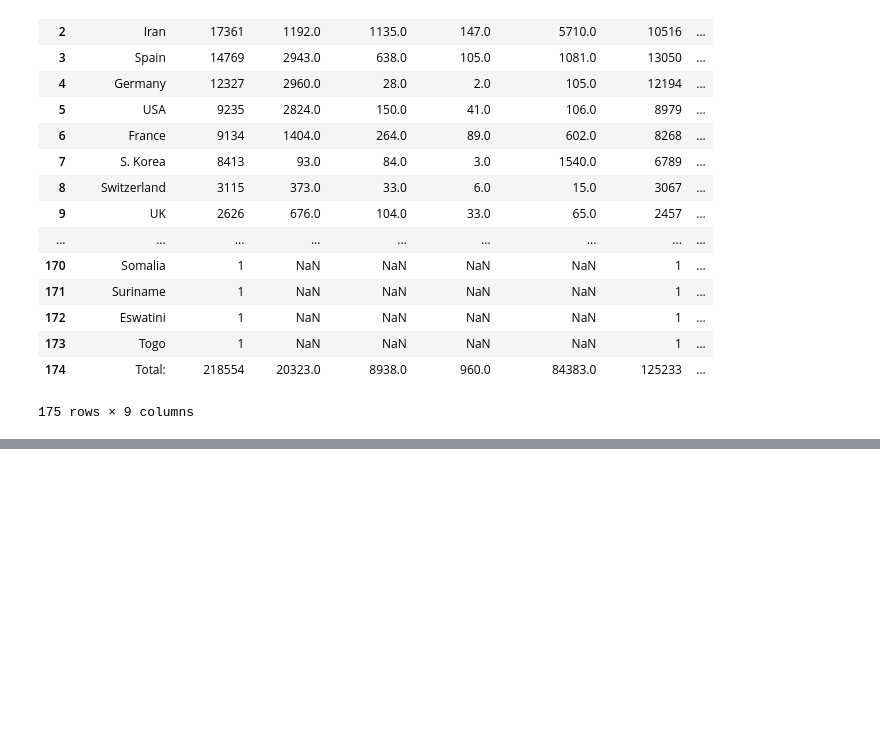
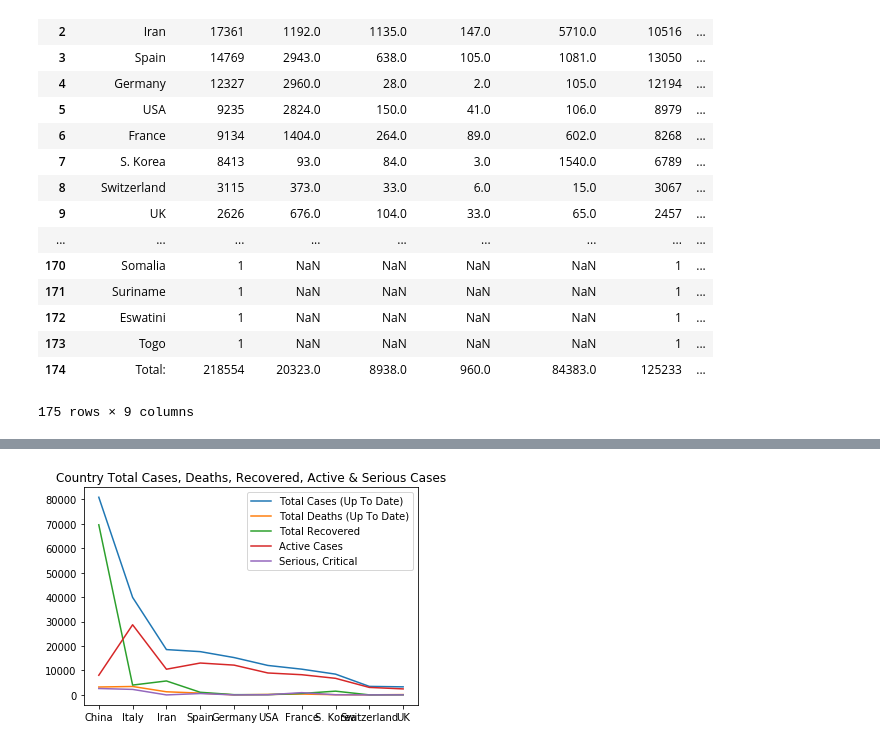
Before and after one commit to shahsajil/COVID-19-Python-Project, a Jupyter notebook: Covid_19_PythonProject_2020.ipynb, the cells around one changed output, grey strips where cells are left out. Saved outputs shown, nothing was run; the diff lists cells and outputs as text; code cells hidden in the pictures; blank space fills up the shorter version.

```diff
--- a/Covid_19_PythonProject_2020.ipynb
+++ b/Covid_19_PythonProject_2020.ipynb
@@ -55,0 +155,13 @@ df
+# %%
+newtable = df[["Country, Other", "Total Cases (Up To Date)", "Total Deaths (Up To Date)", "Total Recovered", "Active Cases", "Serious, Critical"]][:10]
+# %%
+plt.title('Country Total Cases, Deaths, Recovered, Active & Serious Cases')
+plt.plot(newtable["Country, Other"], newtable["Total Cases (Up To Date)"])
+plt.plot(newtable["Country, Other"], newtable["Total Deaths (Up To Date)"])
+plt.plot(newtable["Country, Other"], newtable["Total Recovered"])
+plt.plot(newtable["Country, Other"], newtable["Active Cases"])
+plt.plot(newtable["Country, Other"], newtable["Serious, Critical"])
+plt.legend()
+plt.show()
+# %% [output]
+[figure, added]
```
Also changed, not shown: parts of 13 cells of this notebook, 3 other files.
